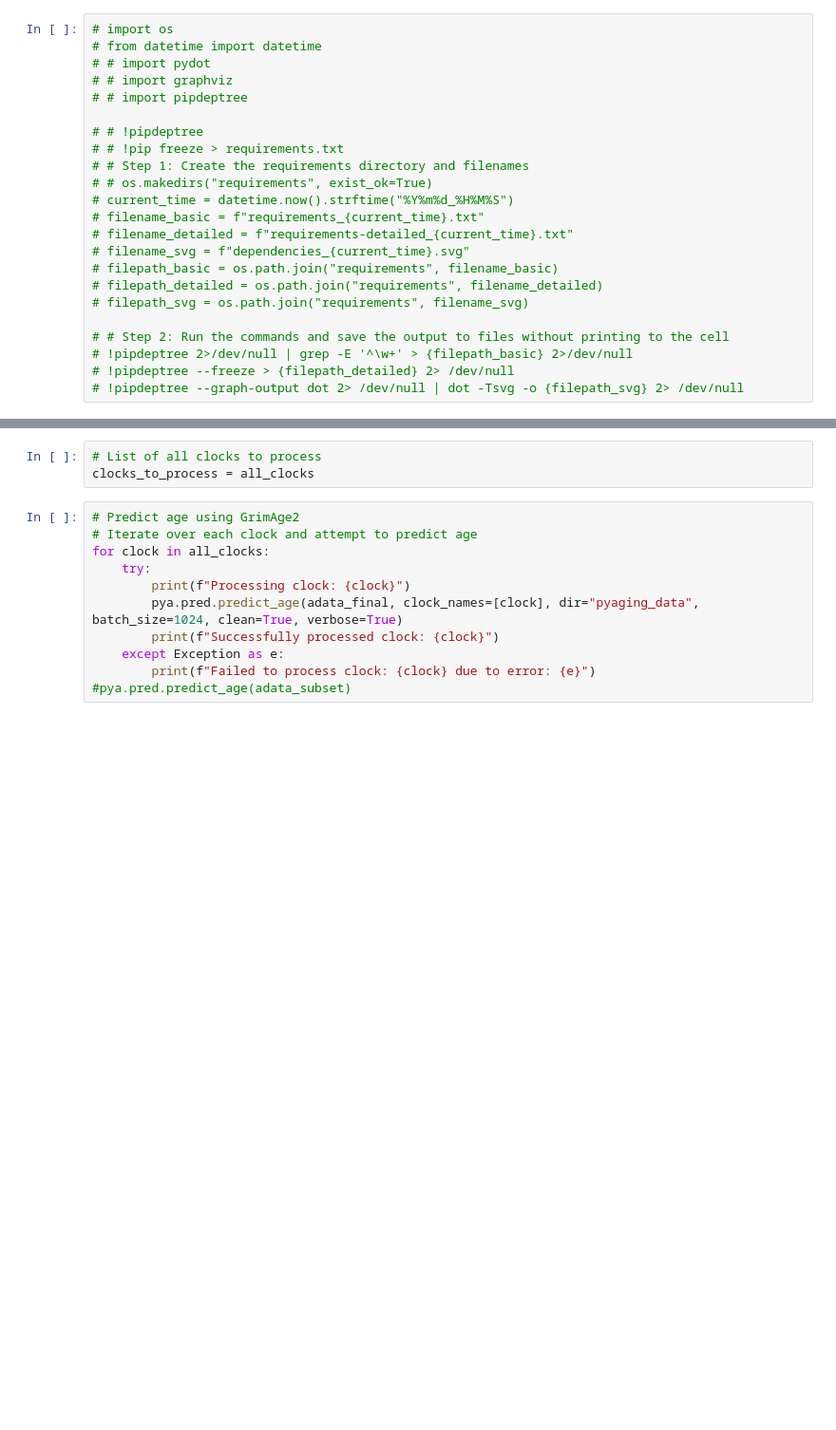
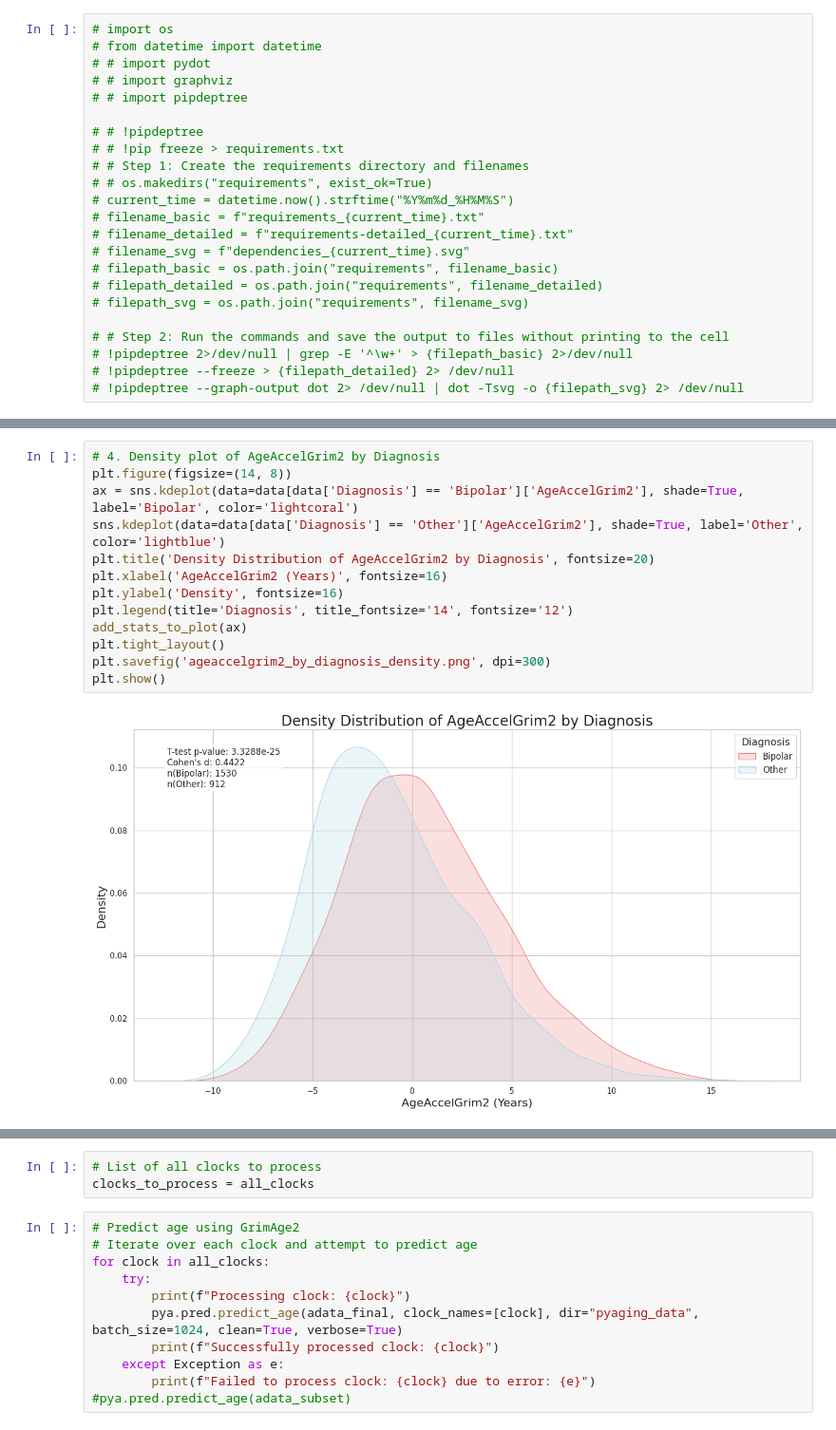
Before and after one commit to lowestprime/BP-DNAm_pub, a Jupyter notebook: Jupyter/RAW_GRIMAGE2.ipynb, the cells around one changed output, grey strips where cells are left out. Shown at 95% size. Saved outputs shown, nothing was run; the diff lists cells and outputs as text; blank space fills up the shorter version.

```diff
--- a/Jupyter/RAW_GRIMAGE2.ipynb
+++ b/Jupyter/RAW_GRIMAGE2.ipynb
@@ -180,0 +529,15 @@ AttributeError: 'NoneType' object has no attribute 'obsm'
+# %%
+# 4. Density plot of AgeAccelGrim2 by Diagnosis
+plt.figure(figsize=(14, 8))
+ax = sns.kdeplot(data=data[data['Diagnosis'] == 'Bipolar']['AgeAccelGrim2'], shade=True, label='Bipolar', color='lightcoral')
+sns.kdeplot(data=data[data['Diagnosis'] == 'Other']['AgeAccelGrim2'], shade=True, label='Other', color='lightblue')
+plt.title('Density Distribution of AgeAccelGrim2 by Diagnosis', fontsize=20)
+plt.xlabel('AgeAccelGrim2 (Years)', fontsize=16)
+plt.ylabel('Density', fontsize=16)
+plt.legend(title='Diagnosis', title_fontsize='14', fontsize='12')
+add_stats_to_plot(ax)
+plt.tight_layout()
+plt.savefig('ageaccelgrim2_by_diagnosis_density.png', dpi=300)
+plt.show()
+# %% [output]
+[figure, added]
```
Also changed, not shown: parts of 29 cells of this notebook, 9 other files.
